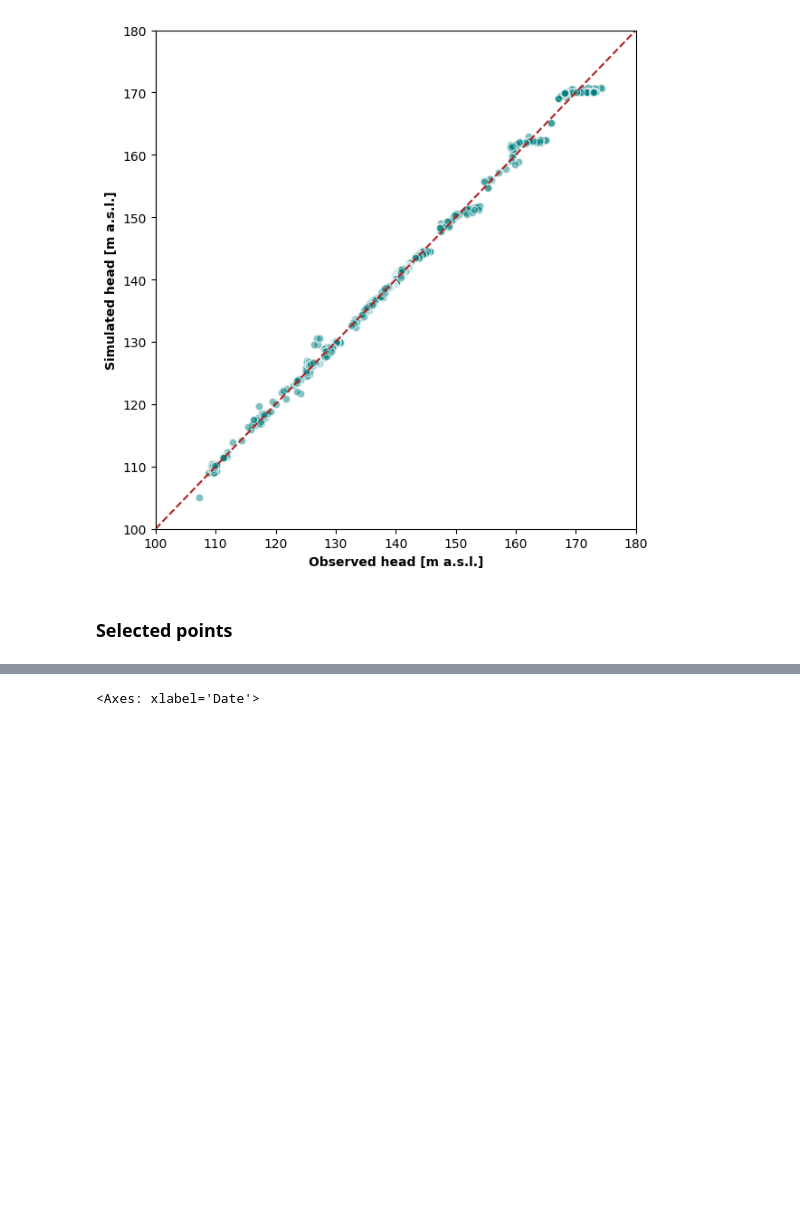
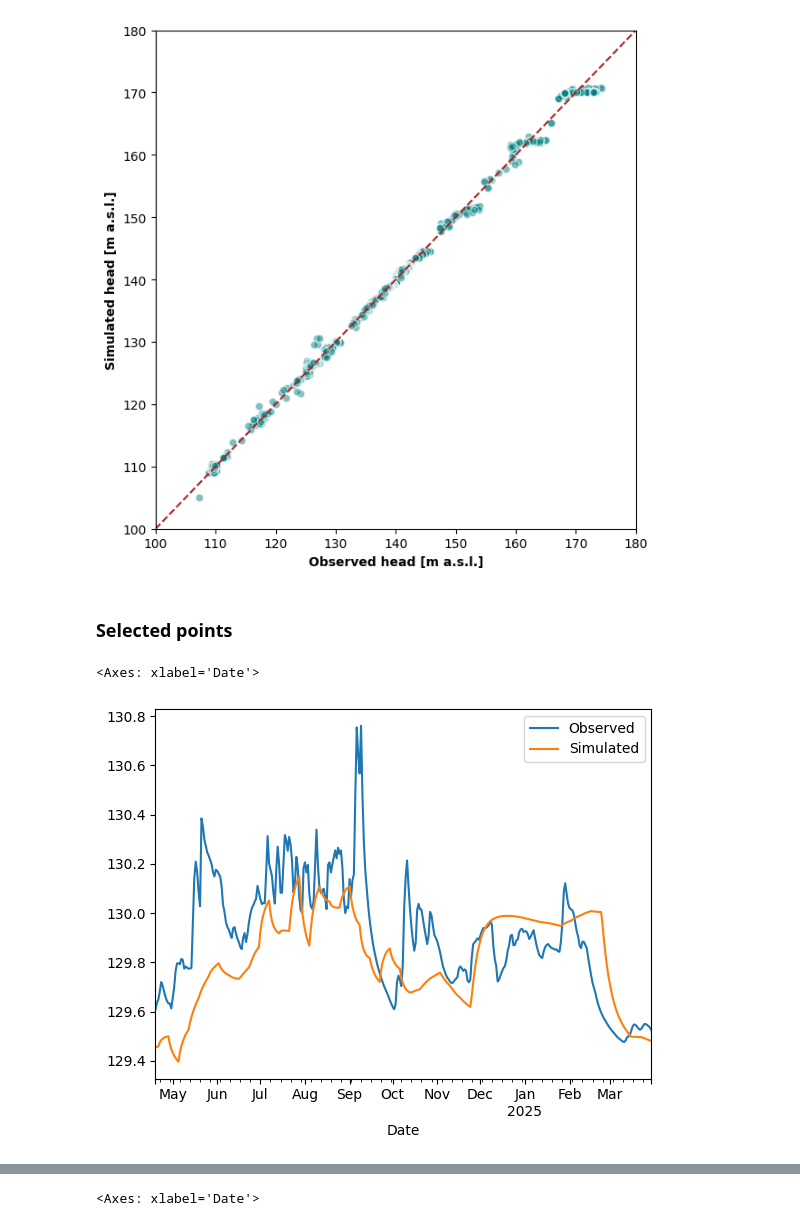
Before and after one commit to paolchol/hm, a Jupyter notebook: MAURICE/transient_model_utilities/read-output-model-usg.ipynb, the cells around one changed output, grey strips where cells are left out. Saved outputs shown, nothing was run; the diff lists cells and outputs as text; code cells hidden in the pictures; blank space fills up the shorter version.

```diff
--- a/MAURICE/transient_model_utilities/read-output-model-usg.ipynb
+++ b/MAURICE/transient_model_utilities/read-output-model-usg.ipynb
@@ -152,3 +155,8 @@ target_results = pd.read_csv(os.path.join(model_cwd, f'{model_name}_headtarget_r
 # Obtain field "date"
 dates = [date_start + datetime.timedelta(0, t) for t in target_results.Time]
 target_results['Date'] = dates
+# %%
+target_results.loc[target_results.Name == 'Pz3', ['Observed', 'Simulated', 'Date']].set_index('Date').plot()
+# %% [output]
+<Axes: xlabel='Date'>
+[figure, added]
```
Also changed, not shown: parts of 20 cells of this notebook.
